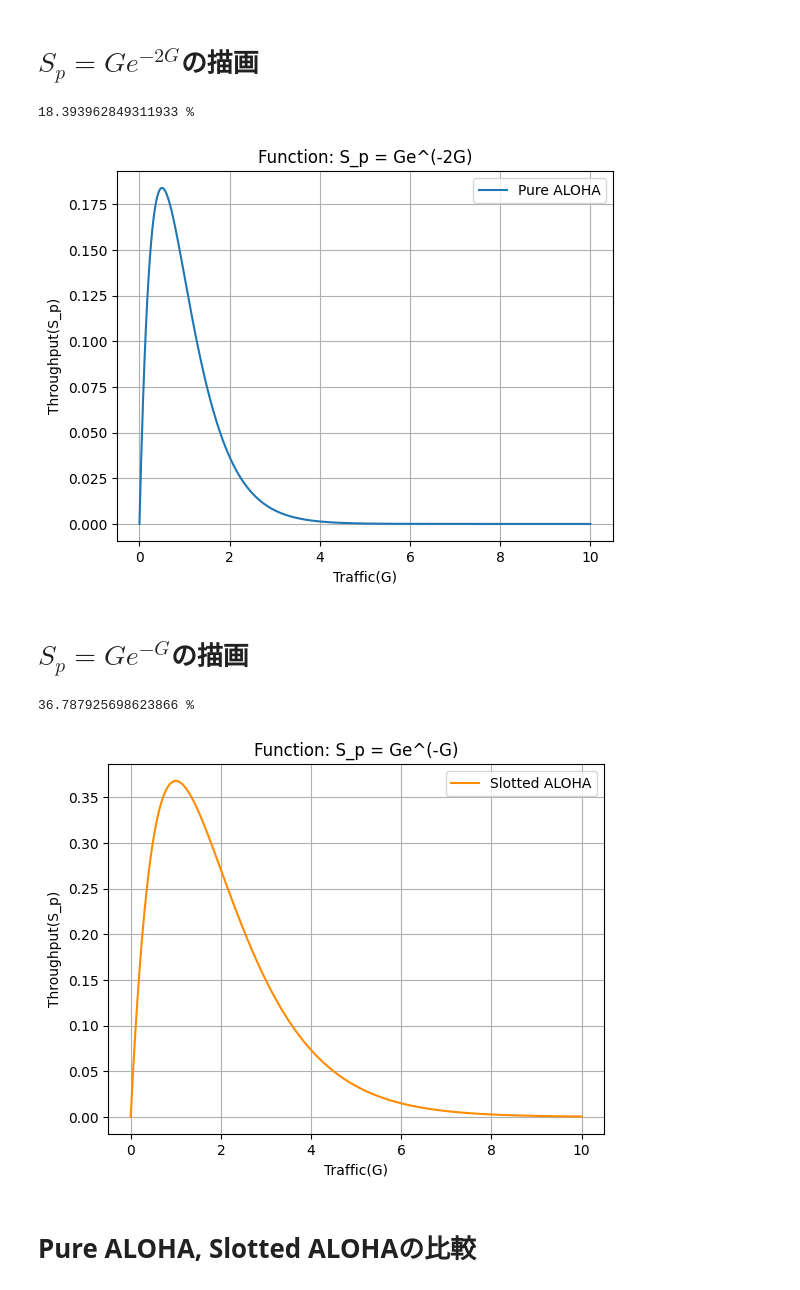
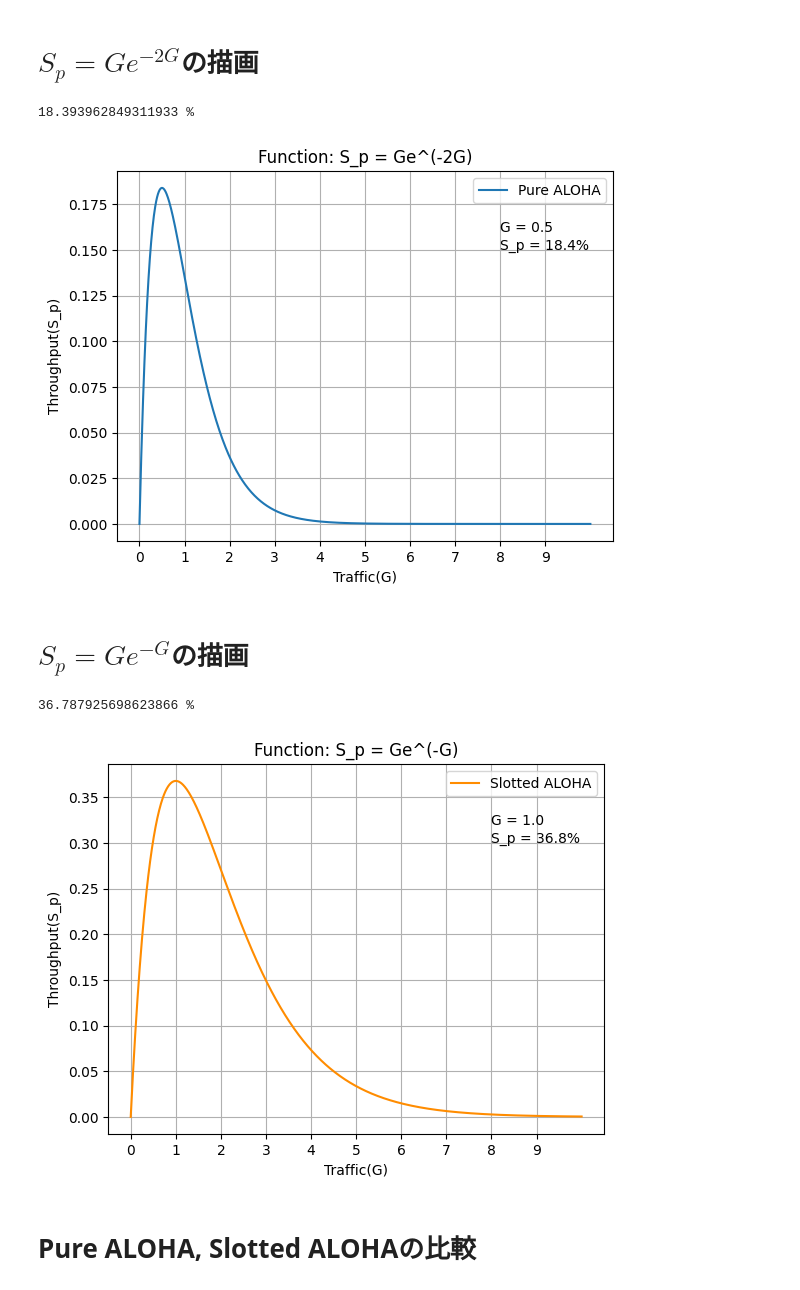
Before and after one commit to ryoww/seminar, a Jupyter notebook: telecomminucation/graph.ipynb, the cells around one changed output. Cells and saved outputs as stored; diff of their text form; code cells hidden in the pictures.

Commit message:
add text

```diff
--- a/telecomminucation/graph.ipynb
+++ b/telecomminucation/graph.ipynb
@@ -3,30 +3,33 @@
 # %%
 import numpy as np
 import matplotlib.pyplot as plt
 
 def funcp(G):
     return G * np.exp(-2 * G)
 
 # Gの値の範囲を指定
 G = np.linspace(0, 10, 1000)
 
 # 関数を計算
 S_p_p = funcp(G)
 
 # 関数の最大値を出力
 print(S_p_p.max()*100, "%")
 
 # グラフを描画
 plt.plot(G, S_p_p, label= "Pure ALOHA")
 plt.xlabel("Traffic(G)")
 plt.ylabel("Throughput(S_p)")
 plt.title("Function: S_p = Ge^(-2G)")
+plt.xticks(np.arange(0, 10, step=1))
+plt.text(x=8, y=0.16, s='G = 0.5')
+plt.text(x=8, y=0.15, s='S_p = 18.4%')
 plt.grid(True)
 plt.legend()
 plt.show()
 # %% [output]
 18.393962849311933 %
-[figure, old version]
+[figure, new version]
 # %% [markdown]
 # $S_p = Ge^{-G}$の描画
 # %%
@@ -50,12 +53,15 @@ plt.plot(G, S_p_s, color= "darkorange", label= "Slotted ALOHA")
 plt.xlabel('Traffic(G)')
 plt.ylabel('Throughput(S_p)')
 plt.title('Function: S_p = Ge^(-G)')
+plt.xticks(np.arange(0, 10, step=1))
+plt.text(x=8, y=0.32, s='G = 1.0')
+plt.text(x=8, y=0.30, s='S_p = 36.8%')
 plt.grid(True)
 plt.legend()
 plt.show()
 # %% [output]
 36.787925698623866 %
-[figure, old version]
+[figure, new version]
 # %% [markdown]
 # Pure ALOHA, Slotted ALOHAの比較
 # %%
```
Also changed, not shown: parts of 1 cell of this notebook, 2 other files.
